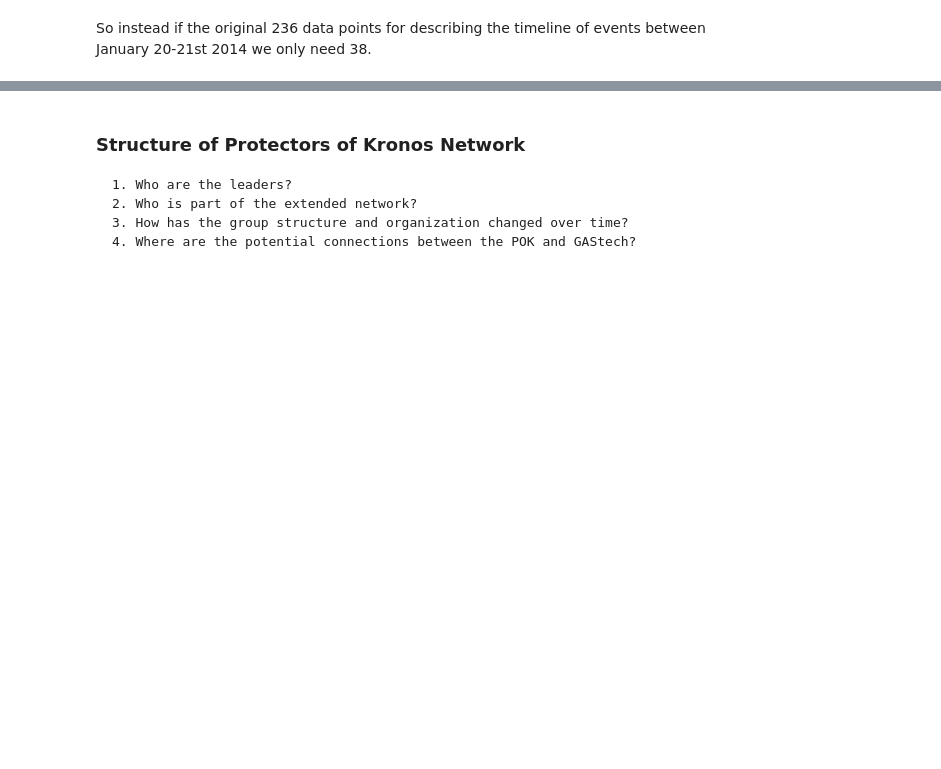
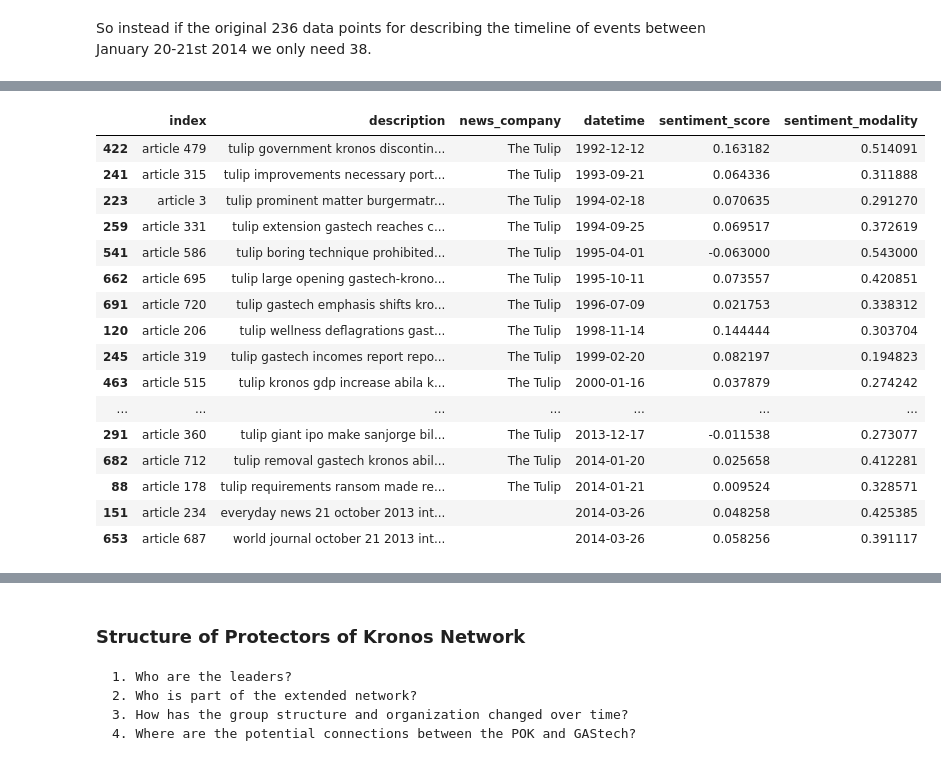
Before and after one commit to hypothetical-lemon/COMP4449-capstone, a Jupyter notebook: final/KronosKidnapping/heather_lemon_final_kidnappingreport.ipynb, the cells around one changed output, grey strips where cells are left out. Saved outputs shown, nothing was run; the diff lists cells and outputs as text; code cells hidden in the pictures; blank space fills up the shorter version.

```diff
--- a/final/KronosKidnapping/heather_lemon_final_kidnappingreport.ipynb
+++ b/final/KronosKidnapping/heather_lemon_final_kidnappingreport.ipynb
@@ -1009,3 +1054,24 @@ So instead if the original 236 data points for describing the timeline of events
+# %%
+candy = articles_df.query("description.str.contains('tulip')", engine='python', inplace=False)
+candy
+# %% [output]
+|  | index | description | news_company | datetime | sentiment_score | sentiment_modality |
+| 422 | article 479 | tulip government kronos discontin... | The Tulip | 1992-12-12 | 0.163182 | 0.514091 |
+| 241 | article 315 | tulip improvements necessary port... | The Tulip | 1993-09-21 | 0.064336 | 0.311888 |
+| 223 | article 3 | tulip prominent matter burgermatr... | The Tulip | 1994-02-18 | 0.070635 | 0.291270 |
+| 259 | article 331 | tulip extension gastech reaches c... | The Tulip | 1994-09-25 | 0.069517 | 0.372619 |
+| 541 | article 586 | tulip boring technique prohibited... | The Tulip | 1995-04-01 | -0.063000 | 0.543000 |
+| 662 | article 695 | tulip large opening gastech-krono... | The Tulip | 1995-10-11 | 0.073557 | 0.420851 |
+| 691 | article 720 | tulip gastech emphasis shifts kro... | The Tulip | 1996-07-09 | 0.021753 | 0.338312 |
+| 120 | article 206 | tulip wellness deflagrations gast... | The Tulip | 1998-11-14 | 0.144444 | 0.303704 |
+| 245 | article 319 | tulip gastech incomes report repo... | The Tulip | 1999-02-20 | 0.082197 | 0.194823 |
+| 463 | article 515 | tulip kronos gdp increase abila k... | The Tulip | 2000-01-16 | 0.037879 | 0.274242 |
+| ... | ... | ... | ... | ... | ... | ... |
+| 291 | article 360 | tulip giant ipo make sanjorge bil... | The Tulip | 2013-12-17 | -0.011538 | 0.273077 |
+| 682 | article 712 | tulip removal gastech kronos abil... | The Tulip | 2014-01-20 | 0.025658 | 0.412281 |
+| 88 | article 178 | tulip requirements ransom made re... | The Tulip | 2014-01-21 | 0.009524 | 0.328571 |
+| 151 | article 234 | everyday news 21 october 2013 int... |  | 2014-03-26 | 0.048258 | 0.425385 |
+| 653 | article 687 | world journal october 21 2013 int... |  | 2014-03-26 | 0.058256 | 0.391117 |
 # %%
 police_news = articles_df.query("description.str.contains('police')", engine='python', inplace=False)
 print(police_news.shape)
```
Also changed, not shown: parts of 24 cells of this notebook.
